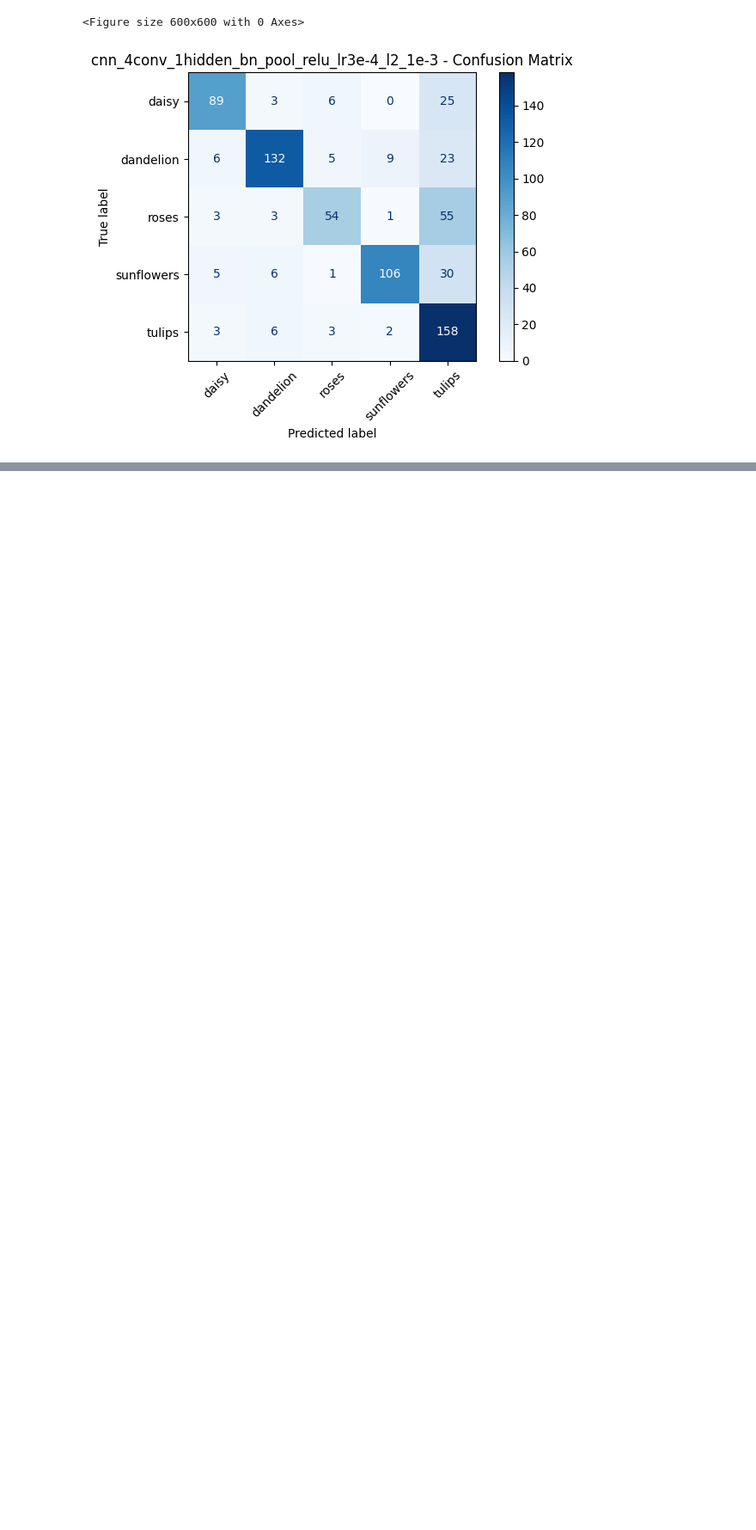
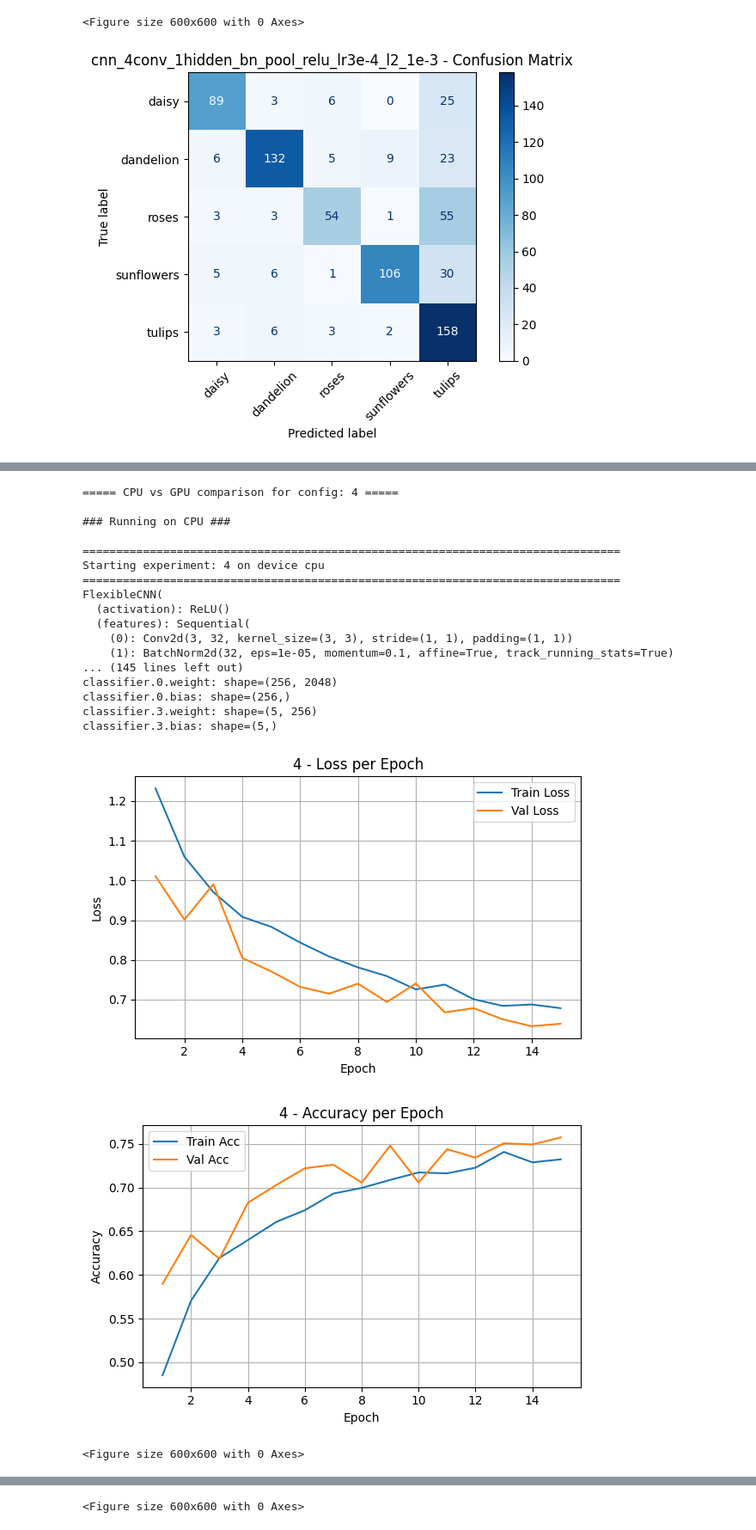
Before and after one commit to MalinaDumitrescu/PyTorch_Flowers_Classification, a Jupyter notebook: train1.ipynb, the cells around one changed output, grey strips where cells are left out. Shown at 86% size. Cells and saved outputs as stored; diff of their text form; code cells hidden in the pictures; blank space fills up the shorter version.

```diff
--- a/train1.ipynb
+++ b/train1.ipynb
@@ -805,0 +878,29 @@ classifier.3.bias: shape=(5,)
+# %%
+# Aleg ca model "best" varianta fără L1 (sau cu L1, cum preferi)
+best_cfg_for_speed = next(
+    e for e in experiments
+    if e.name == "4"
+)
+
+compare_cpu_gpu(best_cfg_for_speed, train_loader, val_loader, class_names, num_classes)
+# %% [output]
+===== CPU vs GPU comparison for config: 4 =====
+
+### Running on CPU ###
+
+================================================================================
+Starting experiment: 4 on device cpu
+================================================================================
+FlexibleCNN(
+  (activation): ReLU()
+  (features): Sequential(
+    (0): Conv2d(3, 32, kernel_size=(3, 3), stride=(1, 1), padding=(1, 1))
+    (1): BatchNorm2d(32, eps=1e-05, momentum=0.1, affine=True, track_running_stats=True)
+... (145 lines left out)
+classifier.0.weight: shape=(256, 2048)
+classifier.0.bias: shape=(256,)
+classifier.3.weight: shape=(5, 256)
+classifier.3.bias: shape=(5,)
+[figure, added]
+[figure, added]
+<Figure size 600x600 with 0 Axes>
@@ -805,0 +927 @@ classifier.3.bias: shape=(5,)
+<Figure size 600x600 with 0 Axes>
```
Also changed, not shown: parts of 4 cells of this notebook.
